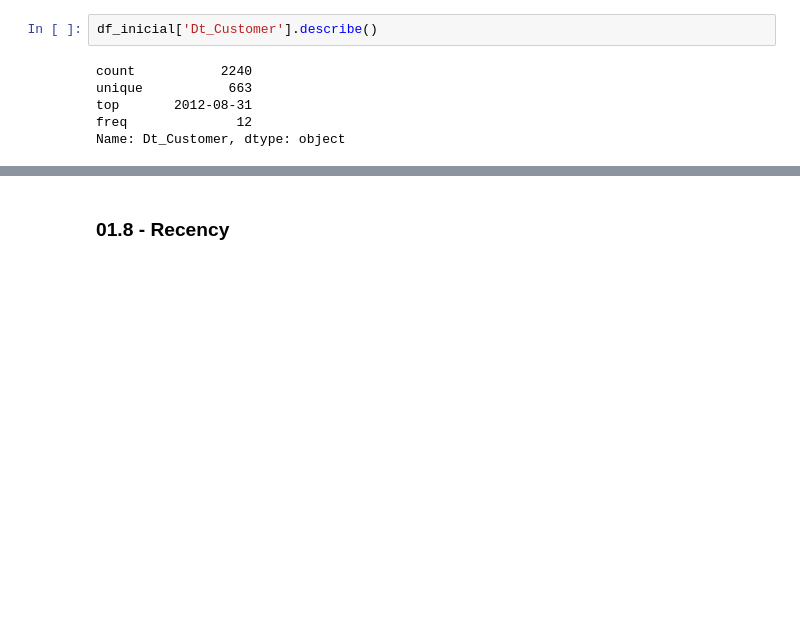
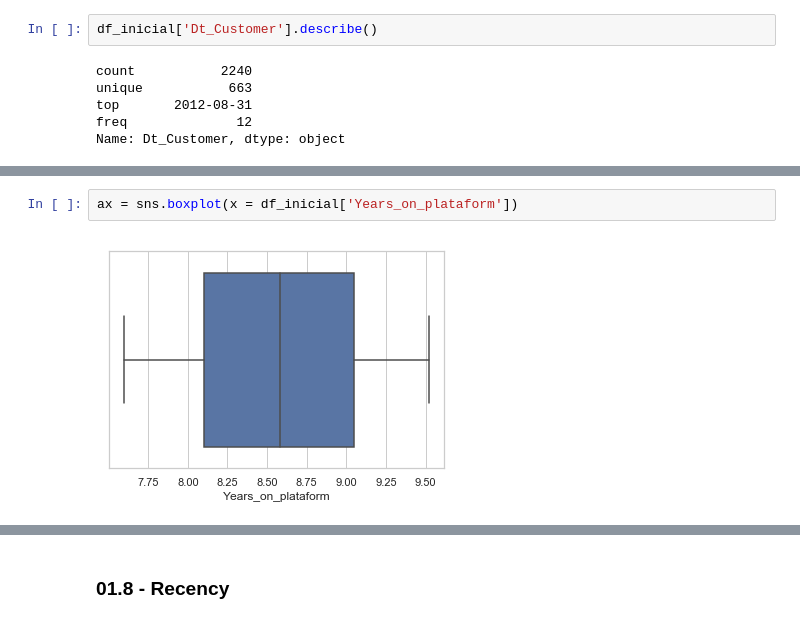
Before and after one commit to med0709/Marketing_Analysis, a Jupyter notebook: Ifood.ipynb, the cells around one changed output, grey strips where cells are left out. Cells and saved outputs as stored; diff of their text form; blank space fills up the shorter version.

```diff
--- a/Ifood.ipynb
+++ b/Ifood.ipynb
@@ -328,0 +410,4 @@ df_inicial['Years_on_plataform'] = df_inicial['Dt_Customer']
+# %%
+ax = sns.boxplot(x = df_inicial['Years_on_plataform'])
+# %% [output]
+[figure, added]
```
Also changed, not shown: parts of 34 cells of this notebook.
